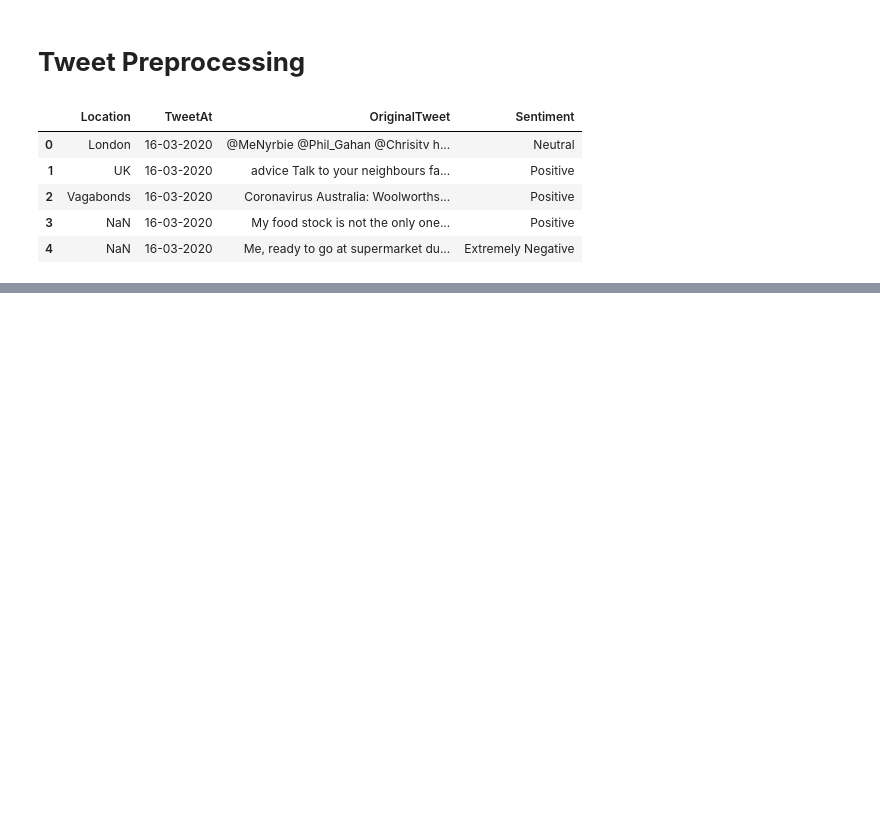
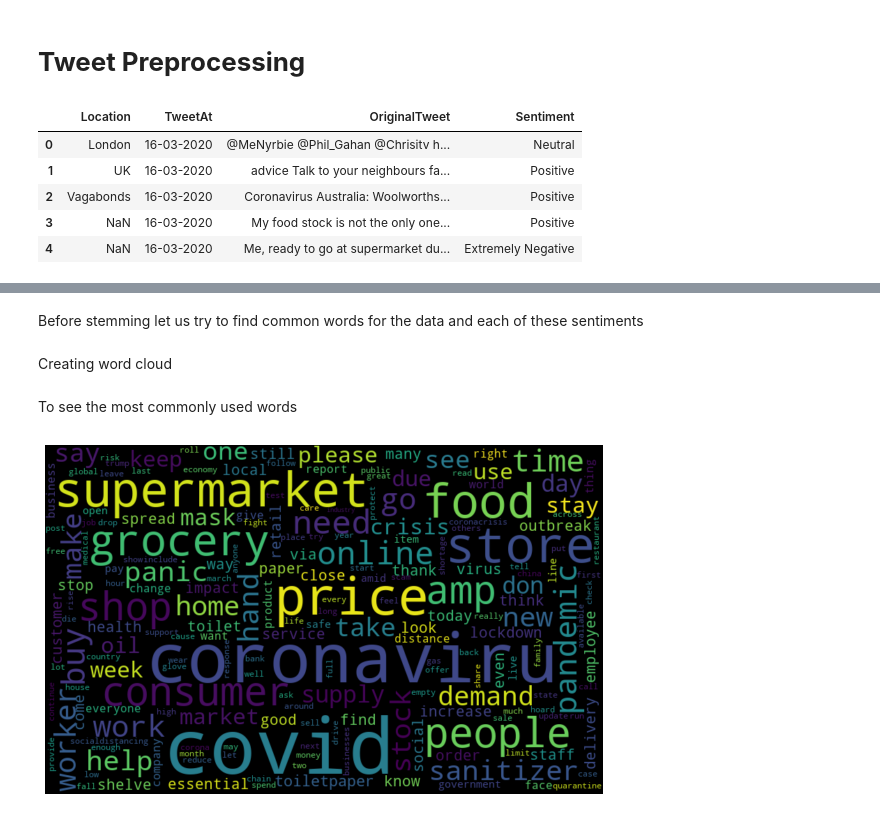
Before and after one commit to Nakulpradeep94/Coronavirus-Tweet-Sentiment-Analysis, a Jupyter notebook: Coronavirus_Tweet_Sentiment_Analysis_Capstone_Project.ipynb, the cells around one changed output, grey strips where cells are left out. Saved outputs shown, nothing was run; the diff lists cells and outputs as text; code cells hidden in the pictures; blank space fills up the shorter version.

```diff
--- a/Coronavirus_Tweet_Sentiment_Analysis_Capstone_Project.ipynb
+++ b/Coronavirus_Tweet_Sentiment_Analysis_Capstone_Project.ipynb
@@ -305,0 +379,9 @@ df['cleaned_tweet'] = df['cleaned_tweet'].str.replace('[^a-zA-Z#]+',' ')
+# %%
+def stopwords(text):
+    '''a function for removing the stopword'''
+    # removing the stop words and lowercasing the selected words
+    text = [word.lower() for word in text.split() if word.lower() not in sw_nltk]
+    # joining the list of words with space separator
+    return " ".join(text)
+# %%
+df['cleaned_tweet']=df['cleaned_tweet'].apply(stopwords)
@@ -305,0 +399,10 @@ df['cleaned_tweet'] = df['cleaned_tweet'].str.replace('[^a-zA-Z#]+',' ')
+# %%
+from nltk.stem import WordNetLemmatizer
+wordnet_lemmatizer = WordNetLemmatizer()
+
+def convert(text):
+    lemmatized_text = []
+    for i in text.split():
+        lemmatized_text.append(str(wordnet_lemmatizer.lemmatize(i,pos="v")))
+
+    return ' '.join(lemmatized_text)
@@ -305,0 +411,2 @@ df['cleaned_tweet'] = df['cleaned_tweet'].str.replace('[^a-zA-Z#]+',' ')
+# %%
+df['cleaned_tweet'] = df['cleaned_tweet'].apply(lambda x: convert(x))
@@ -305,0 +422,4 @@ df['cleaned_tweet'] = df['cleaned_tweet'].str.replace('[^a-zA-Z#]+',' ')
+# %% [markdown]
+Before stemming let us try to find common words for the data and each of these sentiments
+# %% [markdown]
+Creating word cloud
@@ -305,0 +428,14 @@ df['cleaned_tweet'] = df['cleaned_tweet'].str.replace('[^a-zA-Z#]+',' ')
+# %% [markdown]
+To see the most commonly used words
+# %%
+# create text from all tweets
+all_words = ' '.join([text for text in df['cleaned_tweet']])
+
+wordcloud = WordCloud(width=800, height=500, random_state=21, max_font_size=110, collocations=False).generate(all_words)
+
+plt.figure(figsize=(10, 7))
+plt.imshow(wordcloud, interpolation="Bilinear")
+plt.axis('off')
+plt.show()
+# %% [output]
+[figure, added]
```
Also changed, not shown: parts of 86 cells of this notebook.
